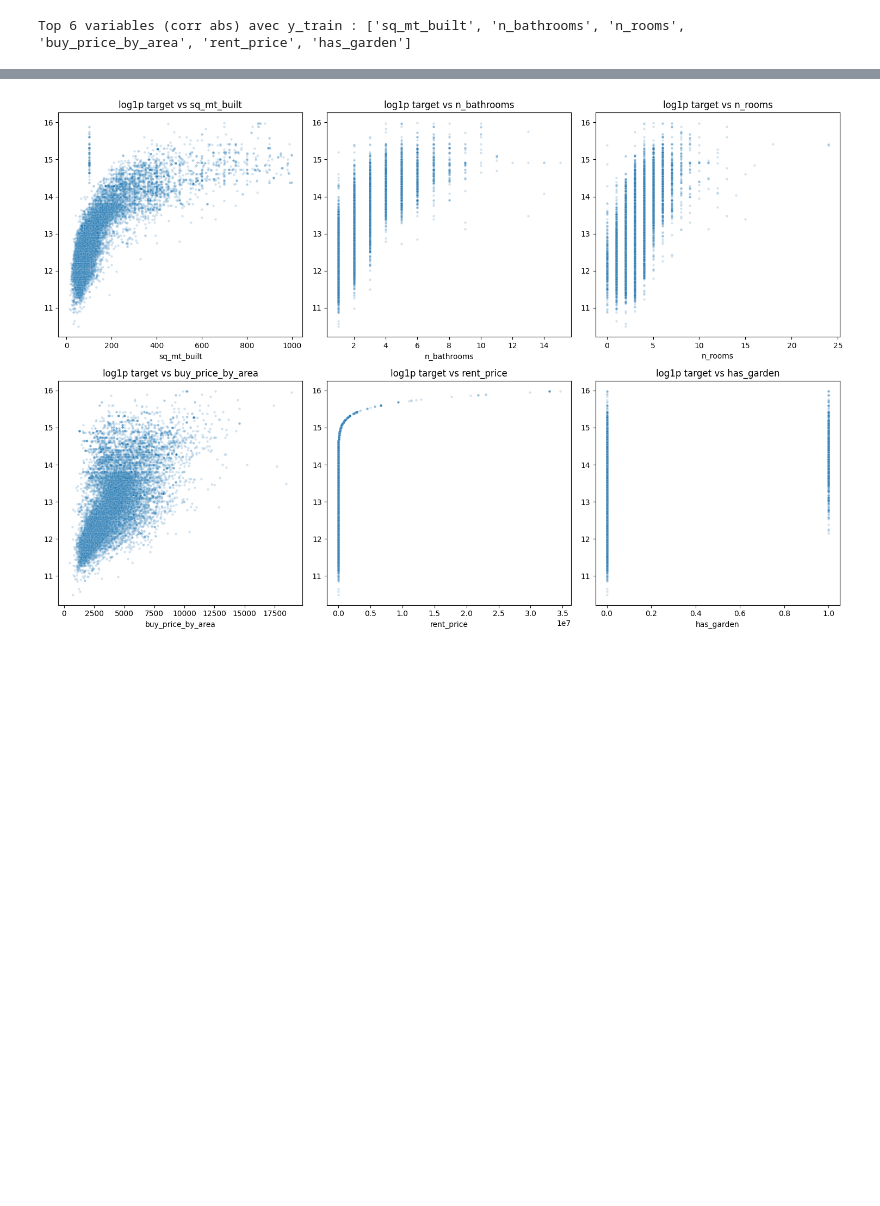
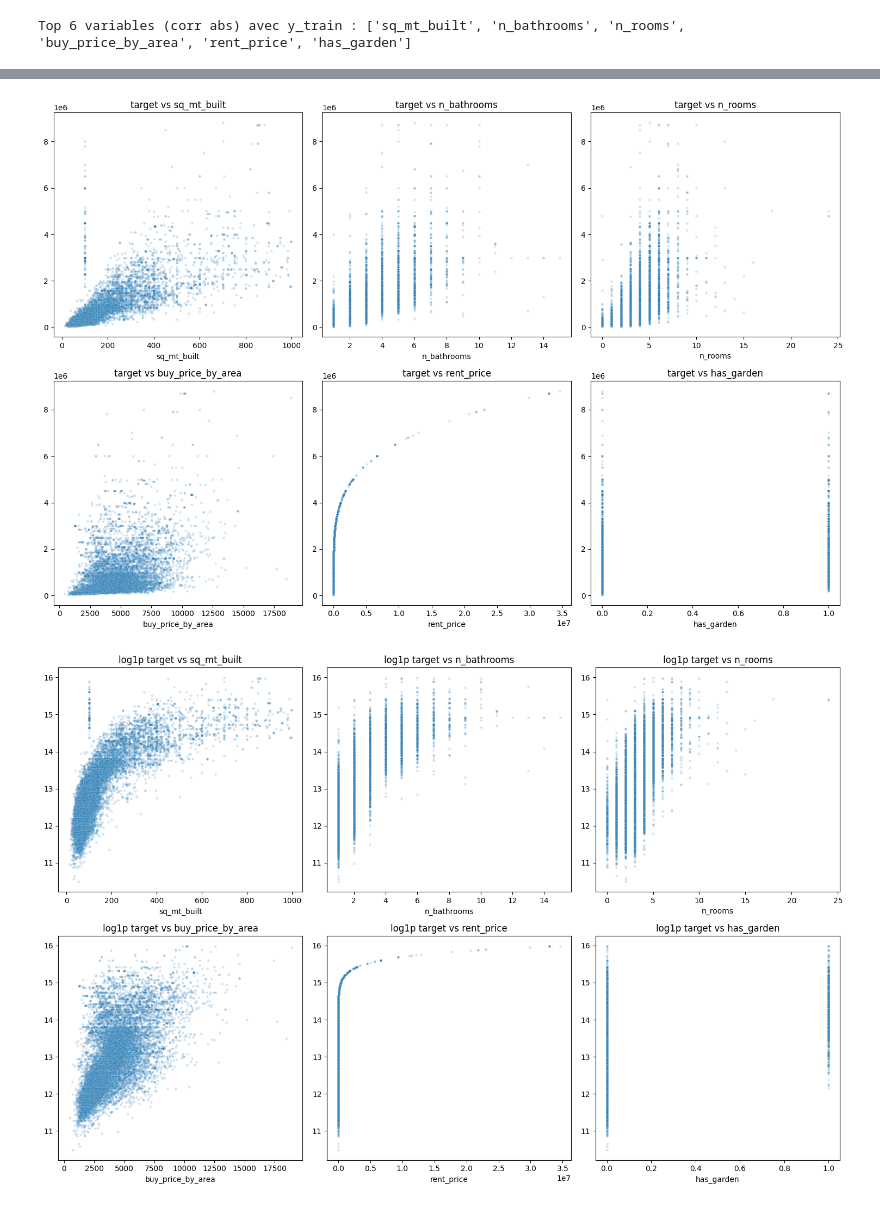
Before and after one commit to bruno-coulet/apartment-hunter, a Jupyter notebook: 2_analysis.ipynb, the cells around one changed output, grey strips where cells are left out. Cells and saved outputs as stored; diff of their text form; code cells hidden in the pictures; blank space fills up the shorter version.

```diff
--- a/2_analysis.ipynb
+++ b/2_analysis.ipynb
@@ -379,3 +381,8 @@ plot_numeric_histograms(X_train, bins=40, n_cols=3)
+# %%
+# Scatter top 6 vs target (log1p)
+plot_scatter_vs_target(X_train, y_train, cols=top_cols[:6])
+# %% [output]
+[figure, added]
 # %%
 # Scatter top 6 vs target (log1p)
 plot_scatter_vs_target(X_train, y_train, cols=top_cols[:6], transform_y="log1p")
```
Also changed, not shown: parts of 5 cells of this notebook, 2 other files.
